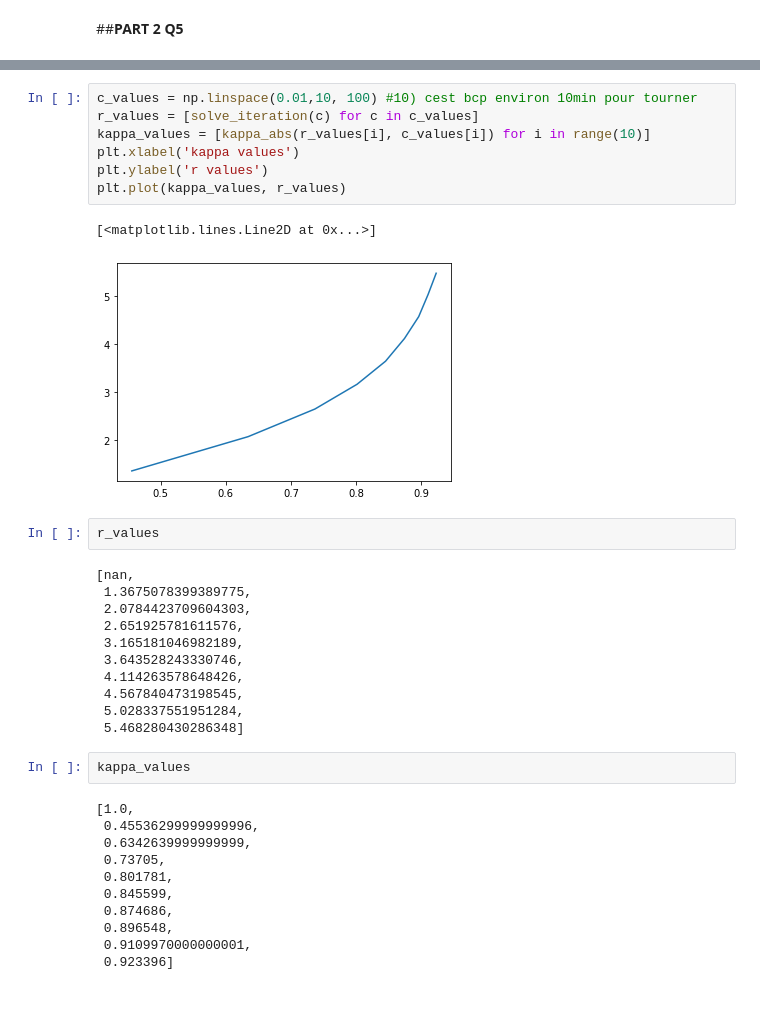
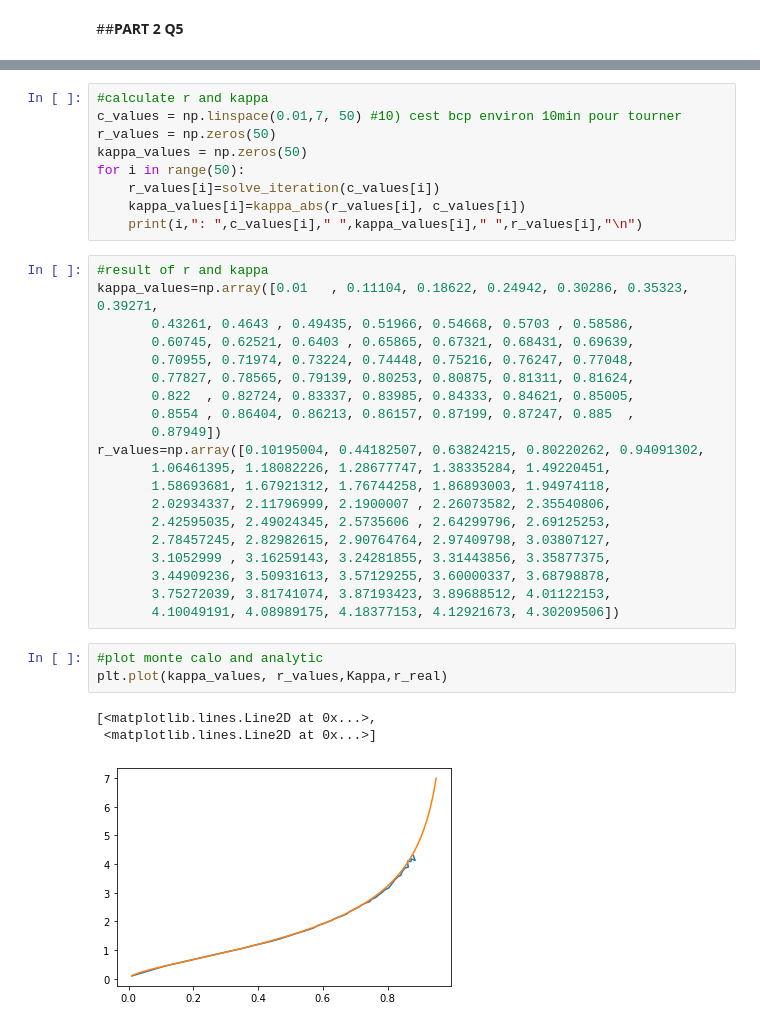
Before and after one commit to audreygossard/HISTAT, a Jupyter notebook: HISTAT_project_4.ipynb, the cells around one changed output, grey strips where cells are left out. Saved outputs shown, nothing was run; the diff lists cells and outputs as text; blank space fills up the shorter version.

```diff
--- a/HISTAT_project_4.ipynb
+++ b/HISTAT_project_4.ipynb
@@ -238,36 +297,36 @@ print(r, kappa)
 # %%
-c_values = np.linspace(0.01,10, 100) #10) cest bcp environ 10min pour tourner
-r_values = [solve_iteration(c) for c in c_values]
-kappa_values = [kappa_abs(r_values[i], c_values[i]) for i in range(10)]
-plt.xlabel('kappa values')
-plt.ylabel('r values')
-plt.plot(kappa_values, r_values)
+#calculate r and kappa
+c_values = np.linspace(0.01,7, 50) #10) cest bcp environ 10min pour tourner
+r_values = np.zeros(50)
+kappa_values = np.zeros(50)
+for i in range(50):
+    r_values[i]=solve_iteration(c_values[i])
+    kappa_values[i]=kappa_abs(r_values[i], c_values[i])
+    print(i,": ",c_values[i]," ",kappa_values[i]," ",r_values[i],"\n")
-# %% [output]
-[<matplotlib.lines.Line2D at 0x...>]
-[figure, removed]
-# %%
-r_values
-# %% [output]
-[nan,
- 1.3675078399389775,
- 2.0784423709604303,
- 2.651925781611576,
- 3.165181046982189,
- 3.643528243330746,
- 4.114263578648426,
- 4.567840473198545,
- 5.028337551951284,
- 5.468280430286348]
-# %%
-kappa_values
-# %% [output]
-[1.0,
- 0.45536299999999996,
- 0.6342639999999999,
- 0.73705,
- 0.801781,
- 0.845599,
- 0.874686,
- 0.896548,
- 0.9109970000000001,
- 0.923396]
+# %%
+#result of r and kappa
+kappa_values=np.array([0.01   , 0.11104, 0.18622, 0.24942, 0.30286, 0.35323, 0.39271,
+       0.43261, 0.4643 , 0.49435, 0.51966, 0.54668, 0.5703 , 0.58586,
+       0.60745, 0.62521, 0.6403 , 0.65865, 0.67321, 0.68431, 0.69639,
+       0.70955, 0.71974, 0.73224, 0.74448, 0.75216, 0.76247, 0.77048,
+       0.77827, 0.78565, 0.79139, 0.80253, 0.80875, 0.81311, 0.81624,
+       0.822  , 0.82724, 0.83337, 0.83985, 0.84333, 0.84621, 0.85005,
+       0.8554 , 0.86404, 0.86213, 0.86157, 0.87199, 0.87247, 0.885  ,
+       0.87949])
+r_values=np.array([0.10195004, 0.44182507, 0.63824215, 0.80220262, 0.94091302,
+       1.06461395, 1.18082226, 1.28677747, 1.38335284, 1.49220451,
+       1.58693681, 1.67921312, 1.76744258, 1.86893003, 1.94974118,
+       2.02934337, 2.11796999, 2.1900007 , 2.26073582, 2.35540806,
+       2.42595035, 2.49024345, 2.5735606 , 2.64299796, 2.69125253,
+       2.78457245, 2.82982615, 2.90764764, 2.97409798, 3.03807127,
+       3.1052999 , 3.16259143, 3.24281855, 3.31443856, 3.35877375,
+       3.44909236, 3.50931613, 3.57129255, 3.60000337, 3.68798878,
+       3.75272039, 3.81741074, 3.87193423, 3.89688512, 4.01122153,
+       4.10049191, 4.08989175, 4.18377153, 4.12921673, 4.30209506])
+# %%
+#plot monte calo and analytic
+plt.plot(kappa_values, r_values,Kappa,r_real)
+# %% [output]
+[<matplotlib.lines.Line2D at 0x...>,
+ <matplotlib.lines.Line2D at 0x...>]
+[figure, added]
```
Also changed, not shown: parts of 17 cells of this notebook.
